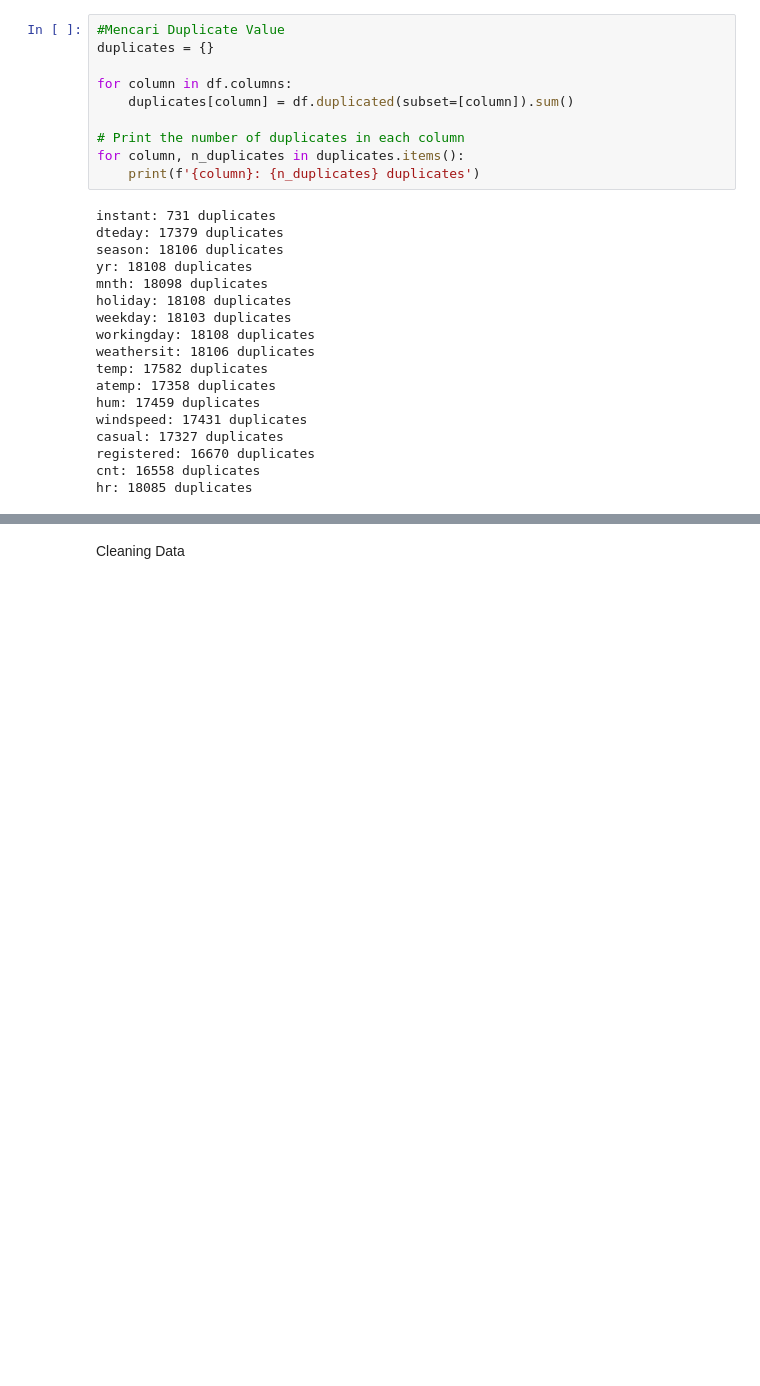
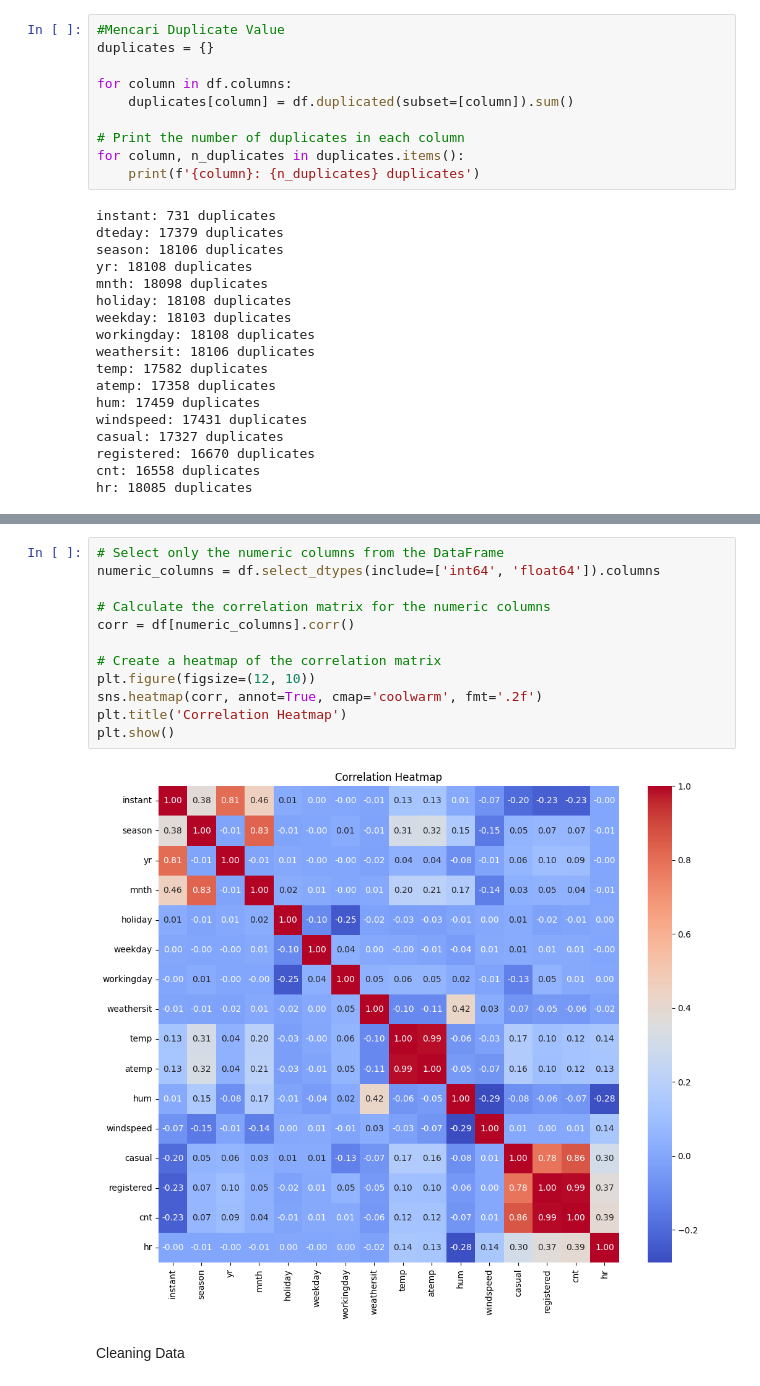
Before and after one commit to DhafindraStefano/ProyekAkhirAnalisisDataDicoding, a Jupyter notebook: Proyek_Akhir_Analisis_Data.ipynb, the cells around one changed output, grey strips where cells are left out. Saved outputs shown, nothing was run; the diff lists cells and outputs as text; blank space fills up the shorter version.

Commit message:
ditambahkan correlation heatmap dan drop kolom instant

```diff
--- a/Proyek_Akhir_Analisis_Data.ipynb
+++ b/Proyek_Akhir_Analisis_Data.ipynb
@@ -132,5 +169,19 @@ casual: 1602 outliers
 registered: 1254 outliers
 cnt: 1047 outliers
 hr: 731 outliers
+# %%
+# Select only the numeric columns from the DataFrame
+numeric_columns = df.select_dtypes(include=['int64', 'float64']).columns
+
+# Calculate the correlation matrix for the numeric columns
+corr = df[numeric_columns].corr()
+
+# Create a heatmap of the correlation matrix
+plt.figure(figsize=(12, 10))
+sns.heatmap(corr, annot=True, cmap='coolwarm', fmt='.2f')
+plt.title('Correlation Heatmap')
+plt.show()
+# %% [output]
+[figure, added]
 # %% [markdown]
 Cleaning Data
```
Also changed, not shown: parts of 3 cells of this notebook.
